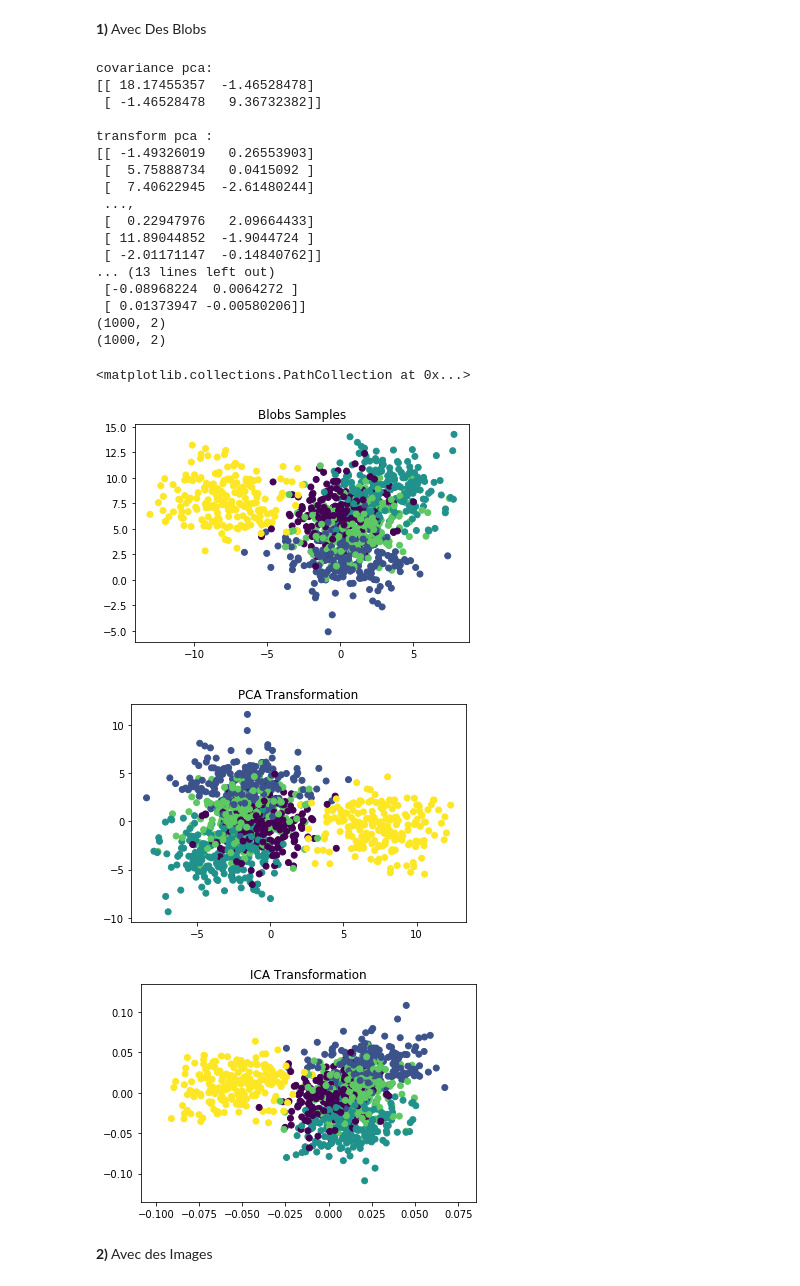
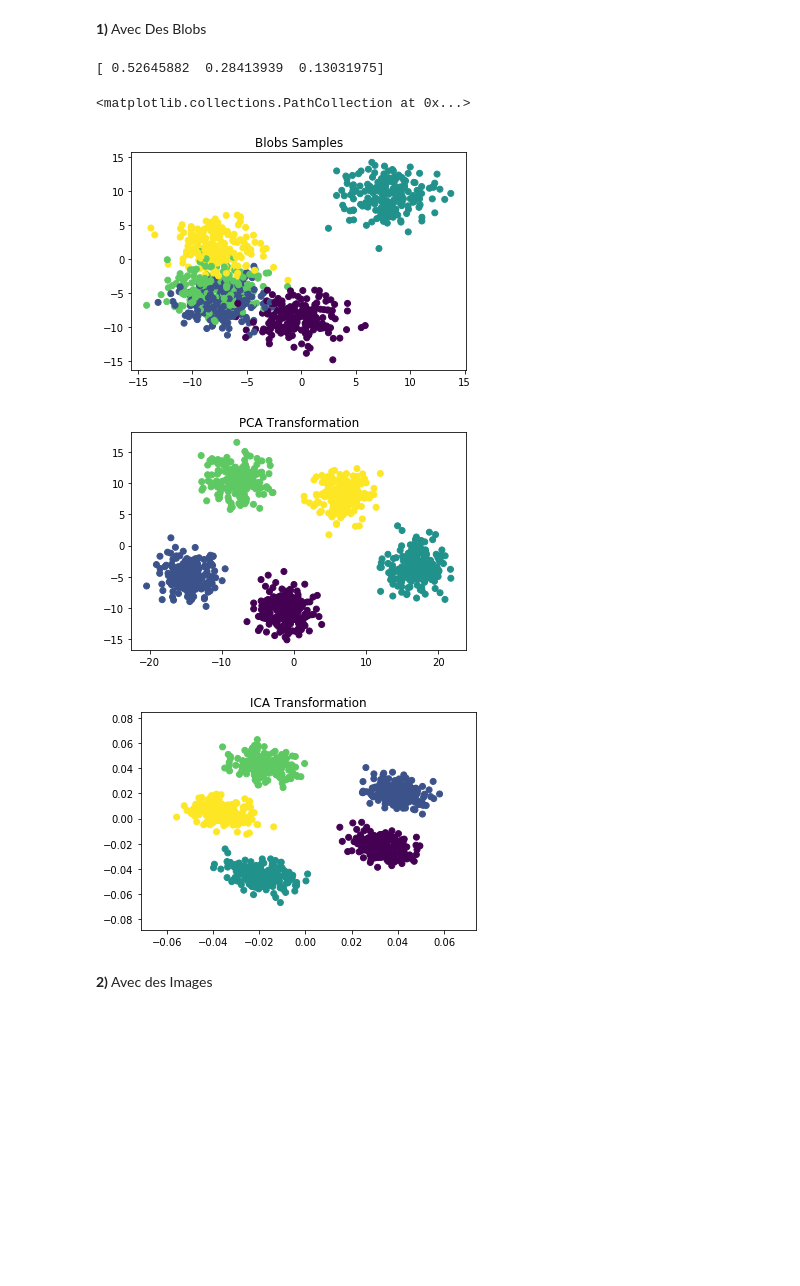
Before and after one commit to lalbarra/Cursus_Recherche, a Jupyter notebook: Notebook/SKlearn_notebook.ipynb, the cells around one changed output. Saved outputs shown, nothing was run; the diff lists cells and outputs as text; code cells hidden in the pictures; blank space fills up the shorter version.

```diff
--- a/Notebook/SKlearn_notebook.ipynb
+++ b/Notebook/SKlearn_notebook.ipynb
@@ -247,89 +250,60 @@ plt.show()
 # %% [markdown]
 **1)** Avec Des Blobs
 # %%
+%matplotlib inline
 #FastICA : Fast algorithm for Independant Component Analysis
 from sklearn.decomposition import FastICA
 #PCA = Principal Component Analysis
 from sklearn.decomposition import PCA
-
+from sklearn.datasets import make_blobs
 import matplotlib.pyplot as plt
 import numpy as np
 
 # We generate 1000 blobs and print them
-X,y = make_blobs(n_samples = 1000, n_features = 2, centers = 5, cluster_std = 2)
+X,y = make_blobs(n_samples = 1000, n_features = 5, centers = 5, cluster_std = 2)
 
 plt.figure()
 plt.title("Blobs Samples")
 plt.scatter(X[:,0], X[:,1], c=y)
 
 # We create an object from the PCA class
-pca = PCA(n_components=2, copy=True, whiten=False, svd_solver='auto', tol=0.0, iterated_power='auto', random_state=None)
+pca = PCA(n_components=3, copy=True, whiten=False, svd_solver='auto', tol=0.0, iterated_power='auto', random_state=None)
 
 # We apply its function on our samples
 
 pca.fit(X)
+print(pca.explained_variance_ratio_)
 
-#We print the results
-print("covariance pca:")
-print(pca.get_covariance())
-print("")
-print("transform pca :")
 XPCA = pca.transform(X)
-print(XPCA)
-print(np.shape(X))
-print(np.shape(XPCA))
-print("")
+
 
 #We plot the PCA Transform Result
 plt.figure()
 plt.title("PCA Transformation")
 plt.scatter(XPCA[:,0], XPCA[:,1], c=y)
 
 # We create an object from the FastICA class
-fastICA = FastICA(n_components=None, algorithm='parallel', whiten=True, fun='logcosh', fun_args=None, max_iter=200, tol=0.0001, w_init=None, random_state=None)
+fastICA = FastICA(n_components=2, algorithm='parallel', whiten=True, fun='logcosh', fun_args=None, max_iter=200, tol=0.0001, w_init=None, random_state=None)
 # We apply its function on our samples
 
 fastICA.fit(X)
-#We print the results
-print("covariance ica:")
-print(pca.get_covariance())
-print("")
-print("transform ica:")
+
 XICA = fastICA.transform(X)
-print(XICA)
-print(np.shape(X))
-print(np.shape(XICA))
-print("")
+
 plt.figure()
 plt.title("ICA Transformation")
 plt.scatter(XICA[:,0], XICA[:,1], c=y)
 
 # deltaBlobs = XICA-XPCA
 # plt.figure()
 # plt.title("Differences between ICA and PCA with blobs")
 # plt.scatter(deltaBlobs[:,0], deltaBlobs[:,1], c=y)
 # %% [output]
-covariance pca:
-[[ 18.17455357  -1.46528478]
- [ -1.46528478   9.36732382]]
-
-transform pca :
-[[ -1.49326019   0.26553903]
- [  5.75888734   0.0415092 ]
- [  7.40622945  -2.61480244]
- ...,
- [  0.22947976   2.09664433]
- [ 11.89044852  -1.9044724 ]
- [ -2.01171147  -0.14840762]]
-... (13 lines left out)
- [-0.08968224  0.0064272 ]
- [ 0.01373947 -0.00580206]]
-(1000, 2)
-(1000, 2)
+[ 0.52645882  0.28413939  0.13031975]
 <matplotlib.collections.PathCollection at 0x...>
-[figure, old version]
+[figure, new version]
-[figure, old version]
+[figure, new version]
-[figure, old version]
+[figure, new version]
 # %% [markdown]
 **2)** Avec des Images
 # %%
```
Also changed, not shown: parts of 3 cells of this notebook, 2 other files.
